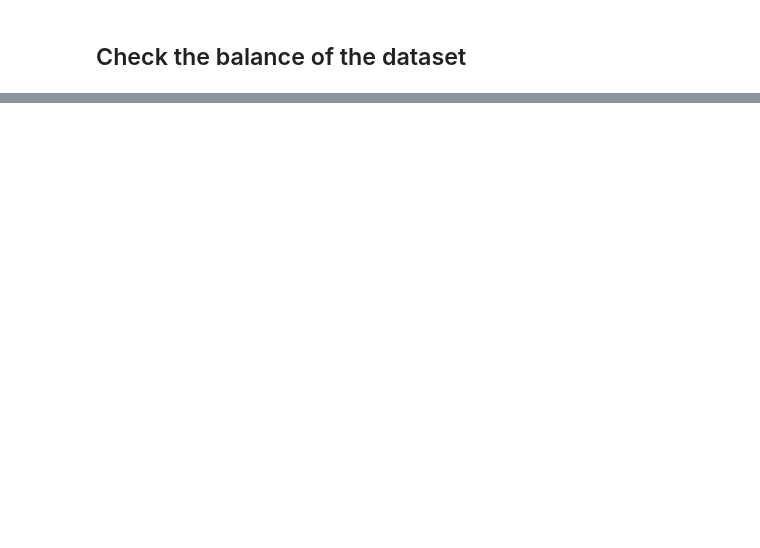
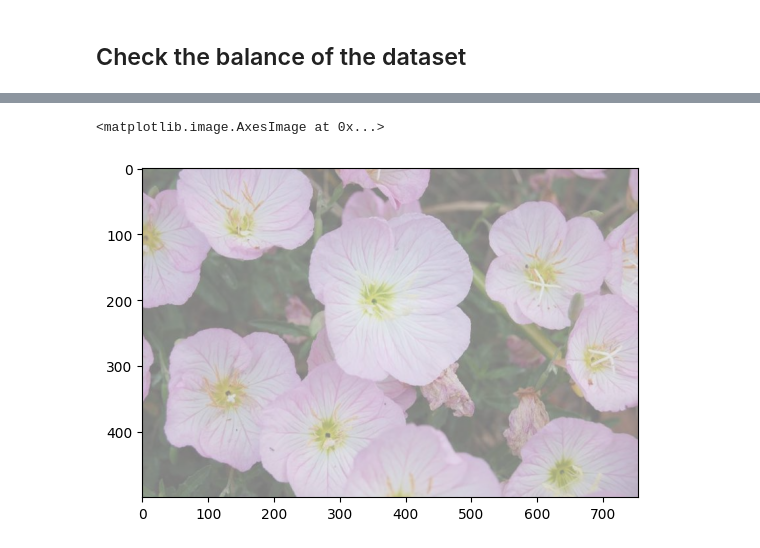
Before and after one commit to MengYan0901/DL_Homework, a Jupyter notebook: data_analysis/data_analysis.ipynb, the cells around one changed output, grey strips where cells are left out. Cells and saved outputs as stored; diff of their text form; code cells hidden in the pictures; blank space fills up the shorter version.

```diff
--- a/data_analysis/data_analysis.ipynb
+++ b/data_analysis/data_analysis.ipynb
@@ -150,0 +267,16 @@ print(dummy_transformed_img.getpixel((20, 20)))
+# %%
+example_image, example_label = next(iter(original_dataset))
+# %%
+start_image = example_image.unsqueeze(dim=0)
+# %%
+import numpy as np
+
+reverse_transform = v2.Compose([
+     v2.Lambda(lambda t: (t + 1) / 2),
+     v2.Lambda(lambda t: t.permute(1, 2, 0)), # CHW to HWC
+     v2.Lambda(lambda t: t * 255.),
+     v2.Lambda(lambda t: t.numpy().astype(np.uint8)),
+     v2.ToPILImage(),
+])
+
+reverse_image = reverse_transform(start_image.squeeze())
@@ -150,0 +306,6 @@ print(dummy_transformed_img.getpixel((20, 20)))
+# %%
+# Original Image
+plt.imshow(reverse_image)
+# %% [output]
+<matplotlib.image.AxesImage at 0x...>
+[figure, added]
```
Also changed, not shown: parts of 28 cells of this notebook, 7 other files.
